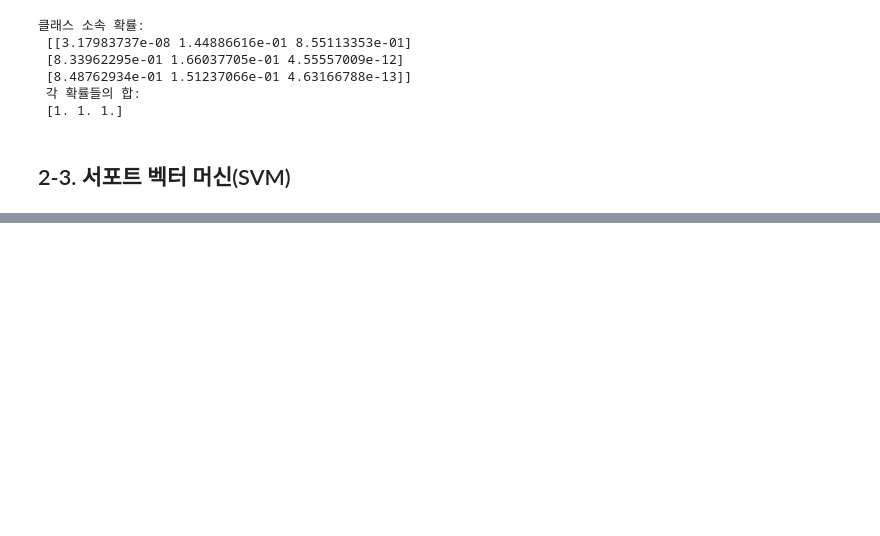
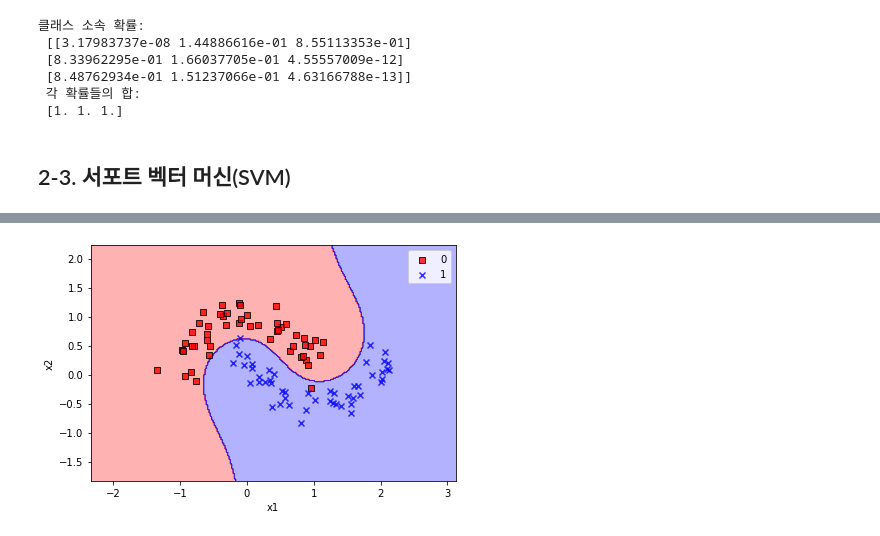
Before and after one commit to jerry-ryu/ML_beginning, a Jupyter notebook: 3.Classification.ipynb, the cells around one changed output, grey strips where cells are left out. Drawn from its saved outputs; the diff is of its cells as text; code cells hidden in the pictures; blank space fills up the shorter version.

```diff
--- a/3.Classification.ipynb
+++ b/3.Classification.ipynb
@@ -1587,0 +1668,24 @@ print(" 각 확률들의 합: \n", np.sum(lr.predict_proba(X_test_std[:3,:]), ax
+# %%
+# 다항 특성을 추가하여 SVM 활용하기 (moon)
+from sklearn.pipeline import Pipeline
+from sklearn.preprocessing import PolynomialFeatures
+from sklearn.svm import LinearSVC
+
+polynomial_svm_clf = Pipeline([
+                               ("ploy_features", PolynomialFeatures(degree = 3)),
+                               ("scaler", StandardScaler()),
+                               ("svm_clf", LinearSVC(C=10, loss="hinge"))
+])
+polynomial_svm_clf.fit(X,y)
+
+plot_decision_regions(X, y,classifier = polynomial_svm_clf)
+plt.xlabel("x1")
+plt.ylabel("x2")
+plt.legend(loc = 'best')
+plt.tight_layout()
+plt.show()
+
+## 다항식을 추가하는 방법은 간단하고 잘 작동하지만
+## 낮은 차수의 다항식은 고차원 데이터셋을 잘 표현하지 못하고 높은 차수의 다항식은 많은 특성을 추가하므로 모델을 느리게 만든다
+# %% [output]
+[figure, added]
```
Also changed, not shown: parts of 7 cells of this notebook.
